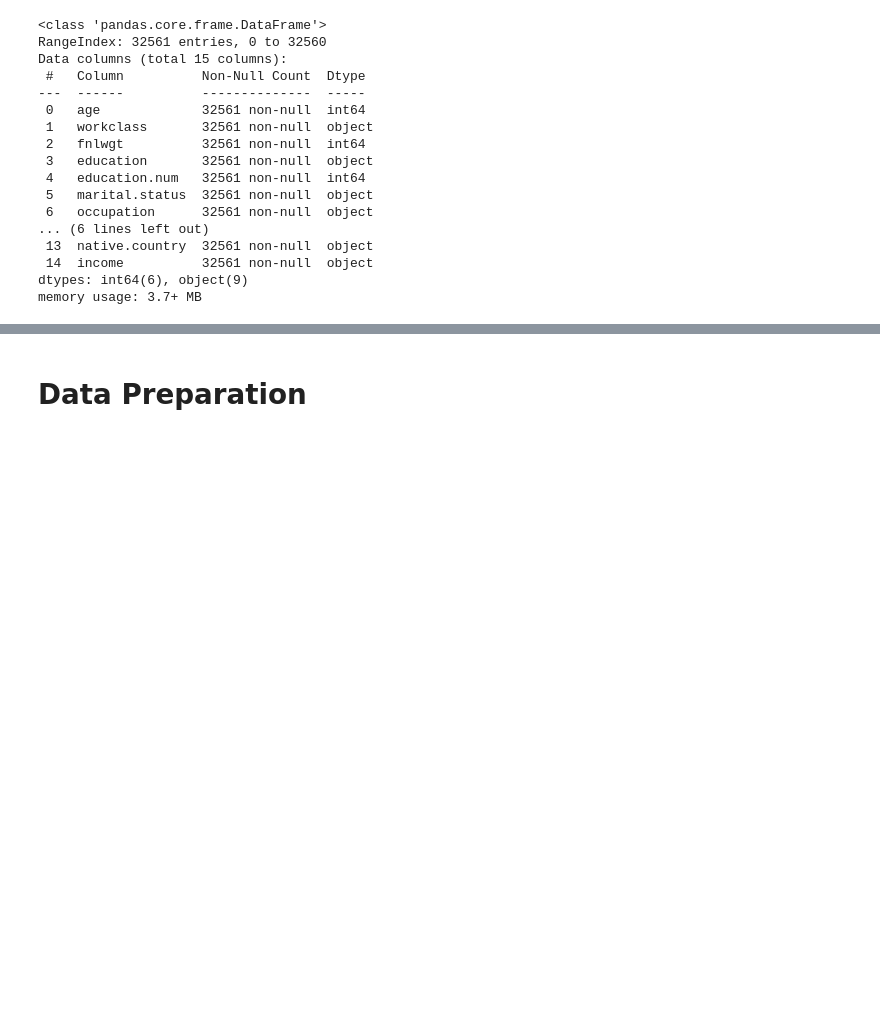
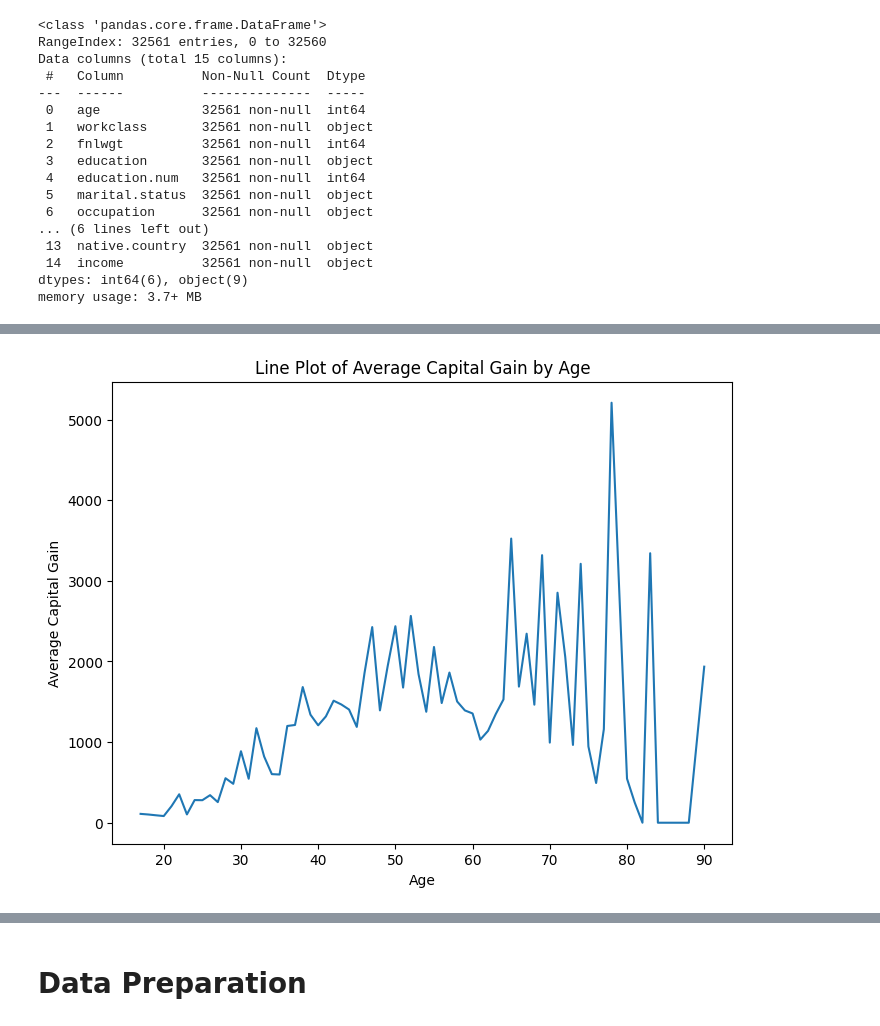
Before and after one commit to adnaaannnn/UTS_ML2_221351085, a Jupyter notebook: UTS_ML2_221351085.ipynb, the cells around one changed output, grey strips where cells are left out. Cells and saved outputs as stored; diff of their text form; code cells hidden in the pictures; blank space fills up the shorter version.

```diff
--- a/UTS_ML2_221351085.ipynb
+++ b/UTS_ML2_221351085.ipynb
@@ -89,0 +119,10 @@ memory usage: 3.7+ MB
+# %%
+avg_capital_gain_by_age = df.groupby('age')['capital.gain'].mean()
+plt.figure(figsize=(8, 6))
+plt.plot(avg_capital_gain_by_age.index, avg_capital_gain_by_age.values)
+plt.title('Line Plot of Average Capital Gain by Age')
+plt.xlabel('Age')
+plt.ylabel('Average Capital Gain')
+plt.show()
+# %% [output]
+[figure, added]
```
Also changed, not shown: parts of 18 cells of this notebook.
